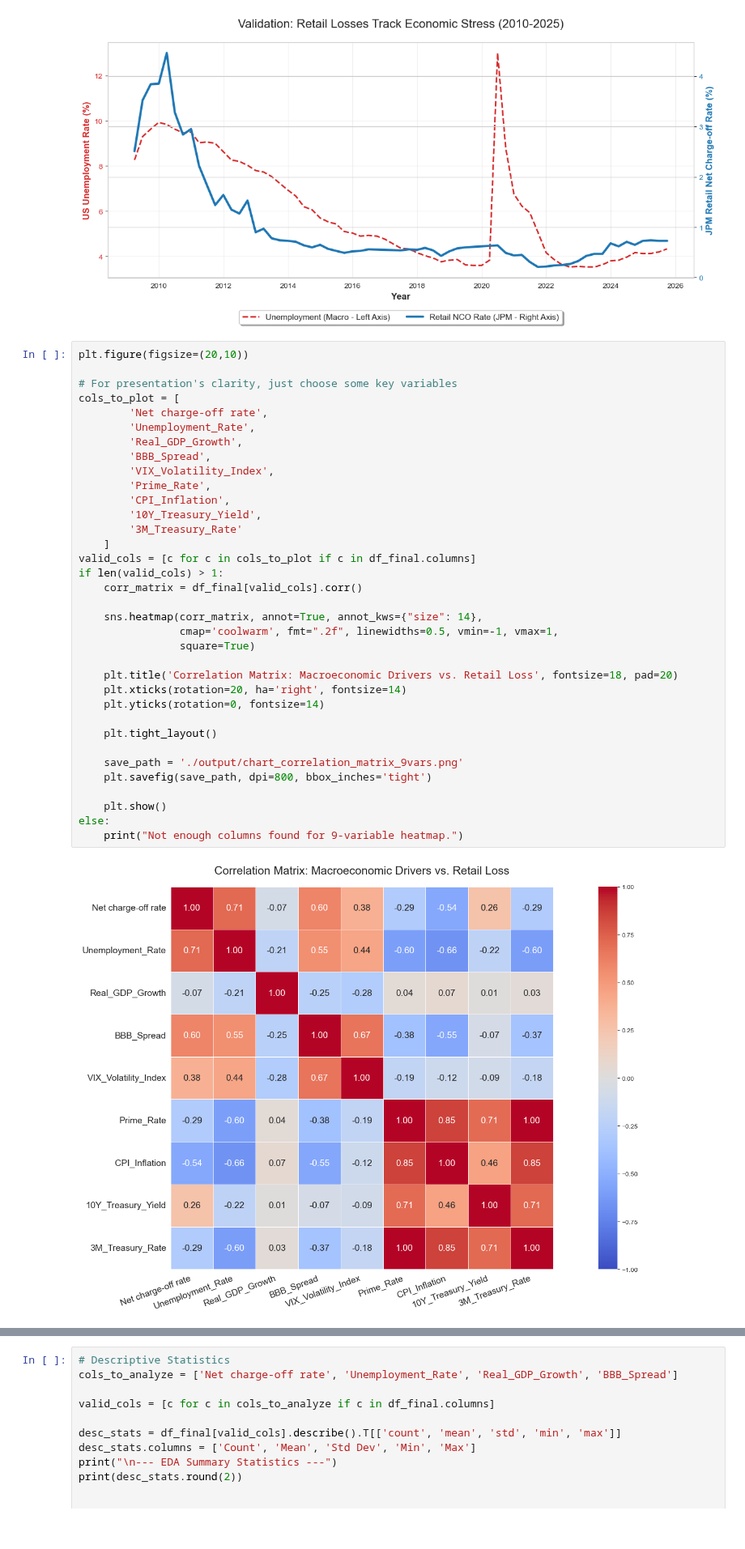
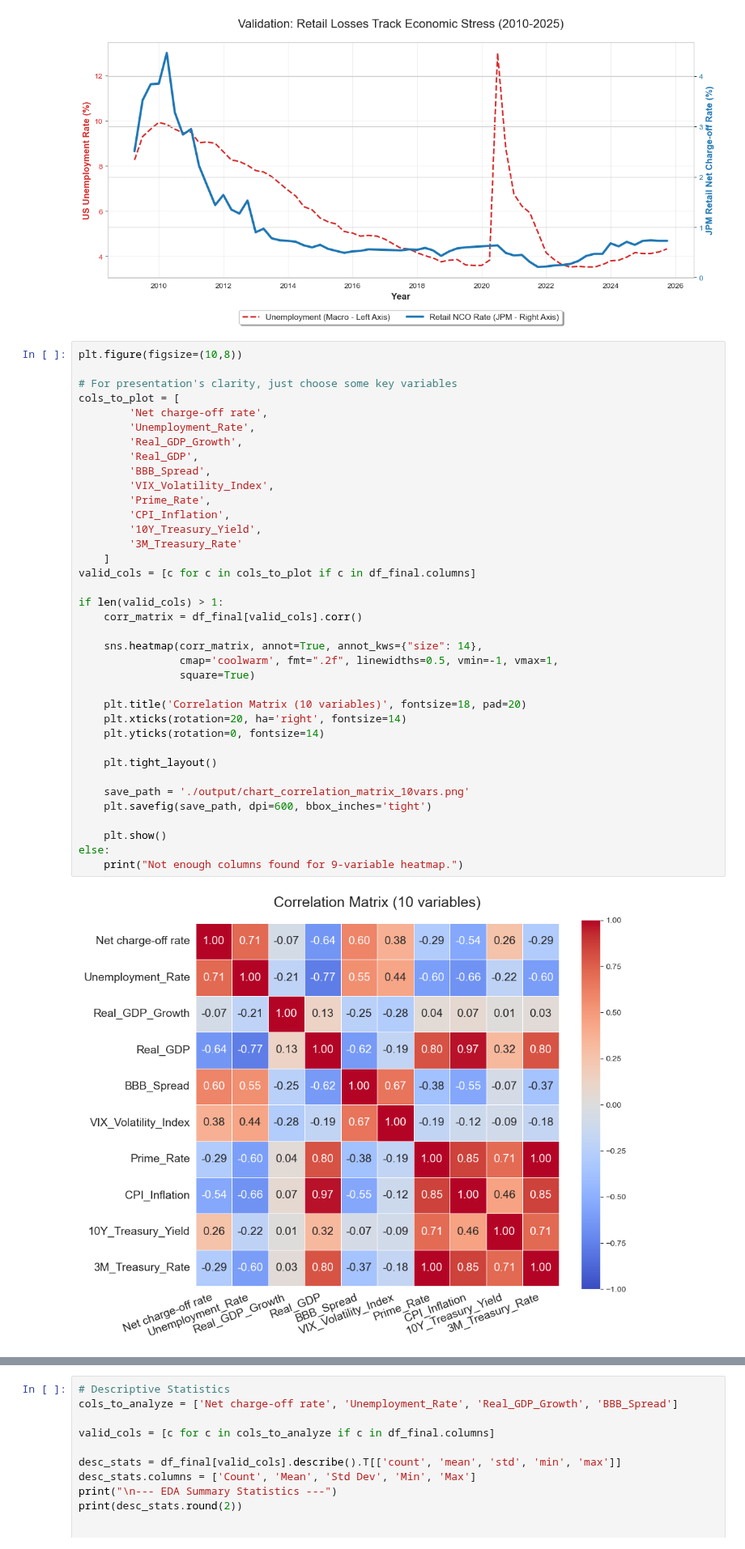
Before and after one commit to sohamjoshi1998/fim601-ccar, a Jupyter notebook: macro_data_eda.ipynb, the cells around one changed output, grey strips where cells are left out. Shown at 81% size. Saved outputs shown, nothing was run; the diff lists cells and outputs as text.

```diff
--- a/macro_data_eda.ipynb
+++ b/macro_data_eda.ipynb
@@ -125,39 +125,41 @@ plt.show()
 # %% [output]
 [figure]
 # %%
-plt.figure(figsize=(20,10))
+plt.figure(figsize=(10,8))
 
 # For presentation's clarity, just choose some key variables
 cols_to_plot = [
         'Net charge-off rate',
         'Unemployment_Rate',
         'Real_GDP_Growth',
+        'Real_GDP',
         'BBB_Spread',
         'VIX_Volatility_Index',
         'Prime_Rate',
         'CPI_Inflation',
         '10Y_Treasury_Yield',
         '3M_Treasury_Rate'
     ]
 valid_cols = [c for c in cols_to_plot if c in df_final.columns]
+
 if len(valid_cols) > 1:
     corr_matrix = df_final[valid_cols].corr()
 
     sns.heatmap(corr_matrix, annot=True, annot_kws={"size": 14},
                 cmap='coolwarm', fmt=".2f", linewidths=0.5, vmin=-1, vmax=1,
                 square=True)
 
-    plt.title('Correlation Matrix: Macroeconomic Drivers vs. Retail Loss', fontsize=18, pad=20)
+    plt.title('Correlation Matrix (10 variables)', fontsize=18, pad=20)
     plt.xticks(rotation=20, ha='right', fontsize=14)
     plt.yticks(rotation=0, fontsize=14)
 
     plt.tight_layout()
 
-    save_path = './output/chart_correlation_matrix_9vars.png'
-    plt.savefig(save_path, dpi=800, bbox_inches='tight')
+    save_path = './output/chart_correlation_matrix_10vars.png'
+    plt.savefig(save_path, dpi=600, bbox_inches='tight')
 
     plt.show()
 else:
     print("Not enough columns found for 9-variable heatmap.")
 # %% [output]
-[figure, old version]
+[figure, new version]
```
Also changed, not shown: parts of 1 cell of this notebook, 4 other files.
